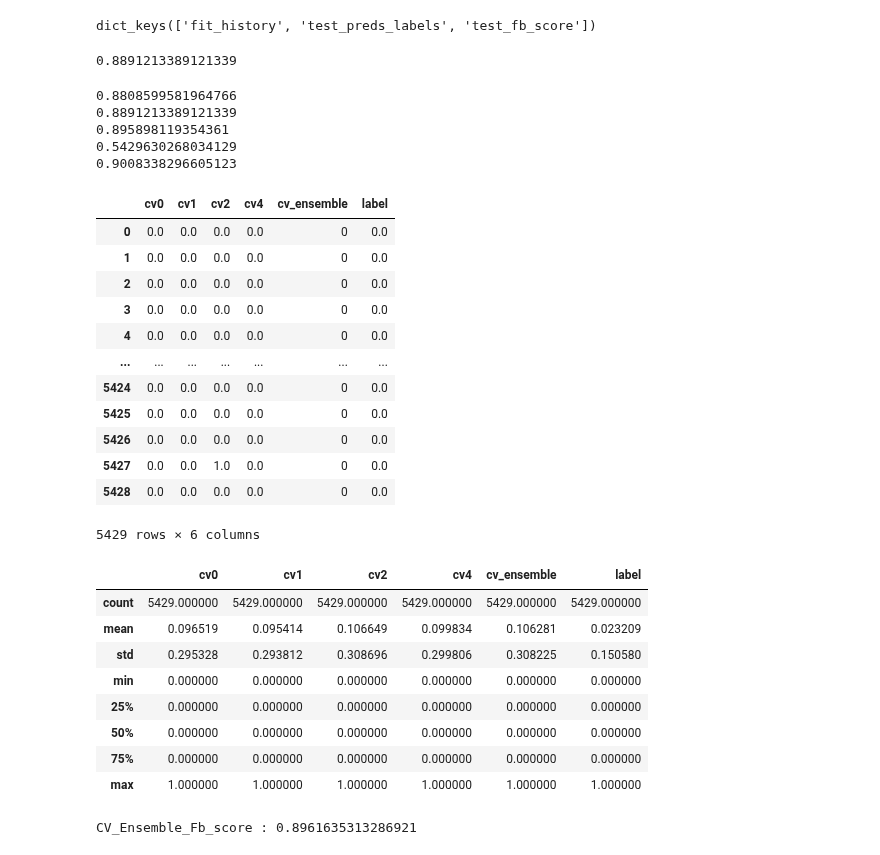
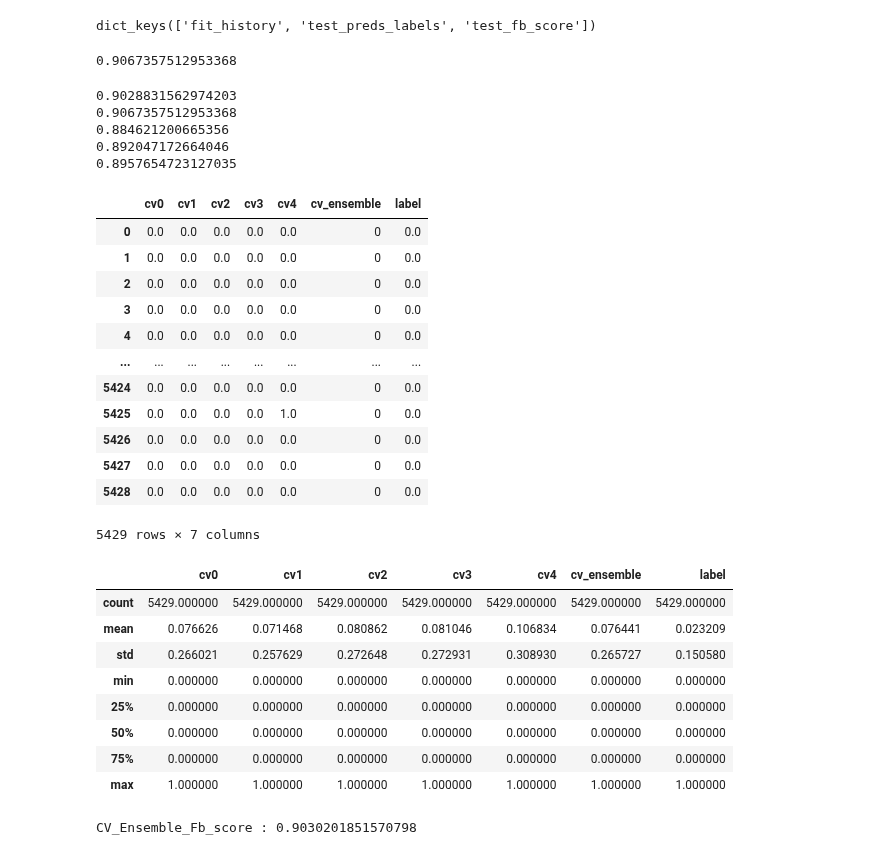
Before and after one commit to kuboko-jp/Classification_MedicalPapers_PyTorch, a Jupyter notebook: CV.ipynb, the cells around one changed output. Drawn from its saved outputs; the diff is of its cells as text; code cells hidden in the pictures.

```diff
--- a/CV.ipynb
+++ b/CV.ipynb
@@ -42,8 +42,8 @@ class Hparams:
         self.random_seed = 0 # BAD:2021
         self.data_dir = './data'
         self.output_dir = './outputs'
-        self.batch_size = 256
-        self.token_max_length = 256
+        self.batch_size = 128
+        self.token_max_length = 512
         self.model_name = model_name_dict['PubMedBERT']
         self.num_epochs = 5
         self.class_1_weight = 150
@@ -586,57 +616,56 @@ dict_keys(['fit_history', 'test_preds_labels', 'test_fb_score'])
 # %%
 logs['test_fb_score'][1]
 # %% [output]
-0.8891213389121339
+0.9067357512953368
 # %%
 for i in range(hps.cv_n):
     fb_score = logs['test_fb_score'][i]
     print(fb_score)
 # %% [output]
-0.8808599581964766
-0.8891213389121339
-0.895898119354361
-0.5429630268034129
-0.9008338296605123
+0.9028831562974203
+0.9067357512953368
+0.884621200665356
+0.892047172664046
+0.8957654723127035
 # %%
 test_pred_df = pd.DataFrame(columns=[f"cv{i}" for i in range(hps.cv_n)] + ['cv_ensemble', 'label'])
 test_pred_df['label'] = logs['test_preds_labels'][0]['labels']
 for i in range(hps.cv_n):
     test_pred_df[f"cv{i}"] = logs['test_preds_labels'][i]['preds']
 
 
-test_pred_df.drop(columns=['cv3'], inplace=True)
 
 
 test_pred_df['cv_ensemble'] = test_pred_df.loc[:, 'cv0':'cv4'].mean(axis=1).map(lambda x: 1 if x >= 0.5 else 0)
 
 
 display(test_pred_df)
 display(test_pred_df.describe())
 # %% [output]
-|  | cv0 | cv1 | cv2 | cv4 | cv_ensemble | label |
-| 0 | 0.0 | 0.0 | 0.0 | 0.0 | 0 | 0.0 |
-| 1 | 0.0 | 0.0 | 0.0 | 0.0 | 0 | 0.0 |
-| 2 | 0.0 | 0.0 | 0.0 | 0.0 | 0 | 0.0 |
-| 3 | 0.0 | 0.0 | 0.0 | 0.0 | 0 | 0.0 |
-| 4 | 0.0 | 0.0 | 0.0 | 0.0 | 0 | 0.0 |
-| ... | ... | ... | ... | ... | ... | ... |
-| 5424 | 0.0 | 0.0 | 0.0 | 0.0 | 0 | 0.0 |
-| 5425 | 0.0 | 0.0 | 0.0 | 0.0 | 0 | 0.0 |
-| 5426 | 0.0 | 0.0 | 0.0 | 0.0 | 0 | 0.0 |
-| 5427 | 0.0 | 0.0 | 1.0 | 0.0 | 0 | 0.0 |
-| 5428 | 0.0 | 0.0 | 0.0 | 0.0 | 0 | 0.0 |
+|  | cv0 | cv1 | cv2 | cv3 | cv4 | cv_ensemble | label |
+| 0 | 0.0 | 0.0 | 0.0 | 0.0 | 0.0 | 0 | 0.0 |
+| 1 | 0.0 | 0.0 | 0.0 | 0.0 | 0.0 | 0 | 0.0 |
+| 2 | 0.0 | 0.0 | 0.0 | 0.0 | 0.0 | 0 | 0.0 |
+| 3 | 0.0 | 0.0 | 0.0 | 0.0 | 0.0 | 0 | 0.0 |
+| 4 | 0.0 | 0.0 | 0.0 | 0.0 | 0.0 | 0 | 0.0 |
+| ... | ... | ... | ... | ... | ... | ... | ... |
+| 5424 | 0.0 | 0.0 | 0.0 | 0.0 | 0.0 | 0 | 0.0 |
+| 5425 | 0.0 | 0.0 | 0.0 | 0.0 | 1.0 | 0 | 0.0 |
+| 5426 | 0.0 | 0.0 | 0.0 | 0.0 | 0.0 | 0 | 0.0 |
+| 5427 | 0.0 | 0.0 | 0.0 | 0.0 | 0.0 | 0 | 0.0 |
+| 5428 | 0.0 | 0.0 | 0.0 | 0.0 | 0.0 | 0 | 0.0 |
-5429 rows × 6 columns
+5429 rows × 7 columns
-|  | cv0 | cv1 | cv2 | cv4 | cv_ensemble | label |
-| count | 5429.000000 | 5429.000000 | 5429.000000 | 5429.000000 | 5429.000000 | 5429.000000 |
-| mean | 0.096519 | 0.095414 | 0.106649 | 0.099834 | 0.106281 | 0.023209 |
-| std | 0.295328 | 0.293812 | 0.308696 | 0.299806 | 0.308225 | 0.150580 |
-| min | 0.000000 | 0.000000 | 0.000000 | 0.000000 | 0.000000 | 0.000000 |
-| 25% | 0.000000 | 0.000000 | 0.000000 | 0.000000 | 0.000000 | 0.000000 |
-| 50% | 0.000000 | 0.000000 | 0.000000 | 0.000000 | 0.000000 | 0.000000 |
-| 75% | 0.000000 | 0.000000 | 0.000000 | 0.000000 | 0.000000 | 0.000000 |
-| max | 1.000000 | 1.000000 | 1.000000 | 1.000000 | 1.000000 | 1.000000 |
+|  | cv0 | cv1 | cv2 | cv3 | cv4 | cv_ensemble | label |
+| count | 5429.000000 | 5429.000000 | 5429.000000 | 5429.000000 | 5429.000000 | 5429.000000 | 5429.000000 |
+| mean | 0.076626 | 0.071468 | 0.080862 | 0.081046 | 0.106834 | 0.076441 | 0.023209 |
+| std | 0.266021 | 0.257629 | 0.272648 | 0.272931 | 0.308930 | 0.265727 | 0.150580 |
+| min | 0.000000 | 0.000000 | 0.000000 | 0.000000 | 0.000000 | 0.000000 | 0.000000 |
+| 25% | 0.000000 | 0.000000 | 0.000000 | 0.000000 | 0.000000 | 0.000000 | 0.000000 |
+| 50% | 0.000000 | 0.000000 | 0.000000 | 0.000000 | 0.000000 | 0.000000 | 0.000000 |
+| 75% | 0.000000 | 0.000000 | 0.000000 | 0.000000 | 0.000000 | 0.000000 | 0.000000 |
+| max | 1.000000 | 1.000000 | 1.000000 | 1.000000 | 1.000000 | 1.000000 | 1.000000 |
 # %%
 cv_ensemble_fb_score = fbeta_score(y_true=test_pred_df['label'], y_pred=test_pred_df['cv_ensemble'], beta=7.0)
 print(f"CV_Ensemble_Fb_score : {cv_ensemble_fb_score}")
 # %% [output]
-CV_Ensemble_Fb_score : 0.8961635313286921
+CV_Ensemble_Fb_score : 0.9030201851570798
```
Also changed, not shown: parts of 3 cells of this notebook.
